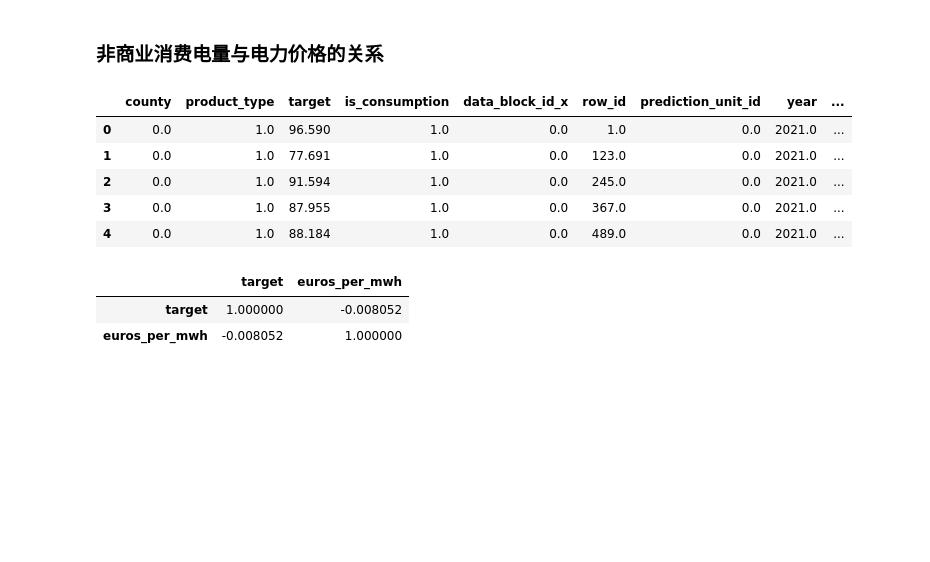
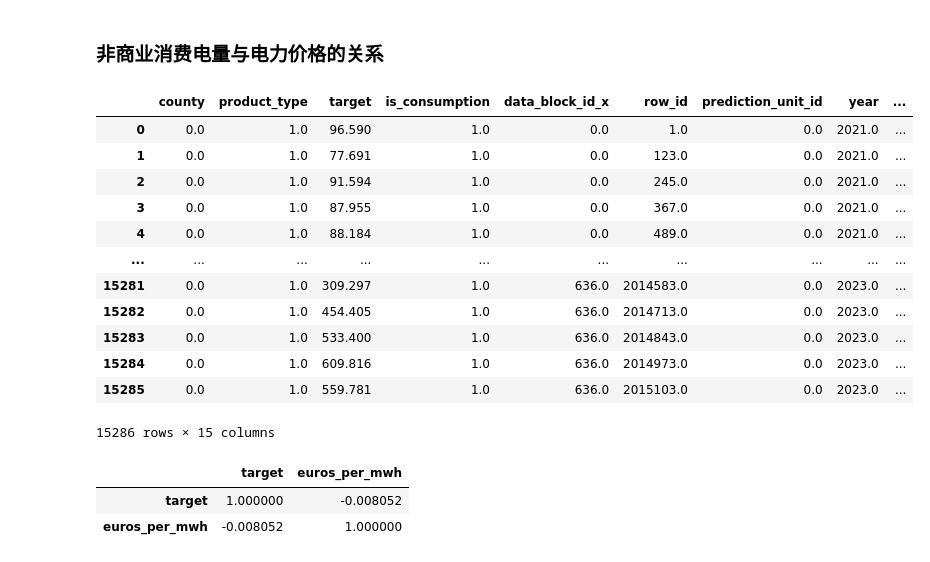
Before and after one commit to Accoutant/kaggle_competition, a Jupyter notebook: data_process/data_analysis_for_train.ipynb, the cells around one changed output. Saved outputs shown, nothing was run; the diff lists cells and outputs as text; code cells hidden in the pictures; blank space fills up the shorter version.

```diff
--- a/data_process/data_analysis_for_train.ipynb
+++ b/data_process/data_analysis_for_train.ipynb
@@ -418,15 +416,22 @@ train_corr_electricity_cp
 ### 非商业消费电量与电力价格的关系
 # %%
 # 按照时间合并电力价格和train数据
-concat_train_and_electricity = pd.merge(left=train_corr_electricity_cp.loc[0], right=electricity_prices,
+concat_train_and_electricity_cp_nobs = pd.merge(left=train_corr_electricity_cp.loc[0], right=electricity_prices,
                                         left_on='datetime', right_on='forecast_date')
-concat_train_and_electricity.head()
+concat_train_and_electricity_cp_nobs
 # %% [output]
 |  | county | product_type | target | is_consumption | data_block_id_x | row_id | prediction_unit_id | year | ... |
 | 0 | 0.0 | 1.0 | 96.590 | 1.0 | 0.0 | 1.0 | 0.0 | 2021.0 | ... |
 | 1 | 0.0 | 1.0 | 77.691 | 1.0 | 0.0 | 123.0 | 0.0 | 2021.0 | ... |
 | 2 | 0.0 | 1.0 | 91.594 | 1.0 | 0.0 | 245.0 | 0.0 | 2021.0 | ... |
 | 3 | 0.0 | 1.0 | 87.955 | 1.0 | 0.0 | 367.0 | 0.0 | 2021.0 | ... |
 | 4 | 0.0 | 1.0 | 88.184 | 1.0 | 0.0 | 489.0 | 0.0 | 2021.0 | ... |
+| ... | ... | ... | ... | ... | ... | ... | ... | ... | ... |
+| 15281 | 0.0 | 1.0 | 309.297 | 1.0 | 636.0 | 2014583.0 | 0.0 | 2023.0 | ... |
+| 15282 | 0.0 | 1.0 | 454.405 | 1.0 | 636.0 | 2014713.0 | 0.0 | 2023.0 | ... |
+| 15283 | 0.0 | 1.0 | 533.400 | 1.0 | 636.0 | 2014843.0 | 0.0 | 2023.0 | ... |
+| 15284 | 0.0 | 1.0 | 609.816 | 1.0 | 636.0 | 2014973.0 | 0.0 | 2023.0 | ... |
+| 15285 | 0.0 | 1.0 | 559.781 | 1.0 | 636.0 | 2015103.0 | 0.0 | 2023.0 | ... |
+15286 rows × 15 columns
 # %%
 # 求target和电力价格的相关性
```
Also changed, not shown: parts of 17 cells of this notebook.
